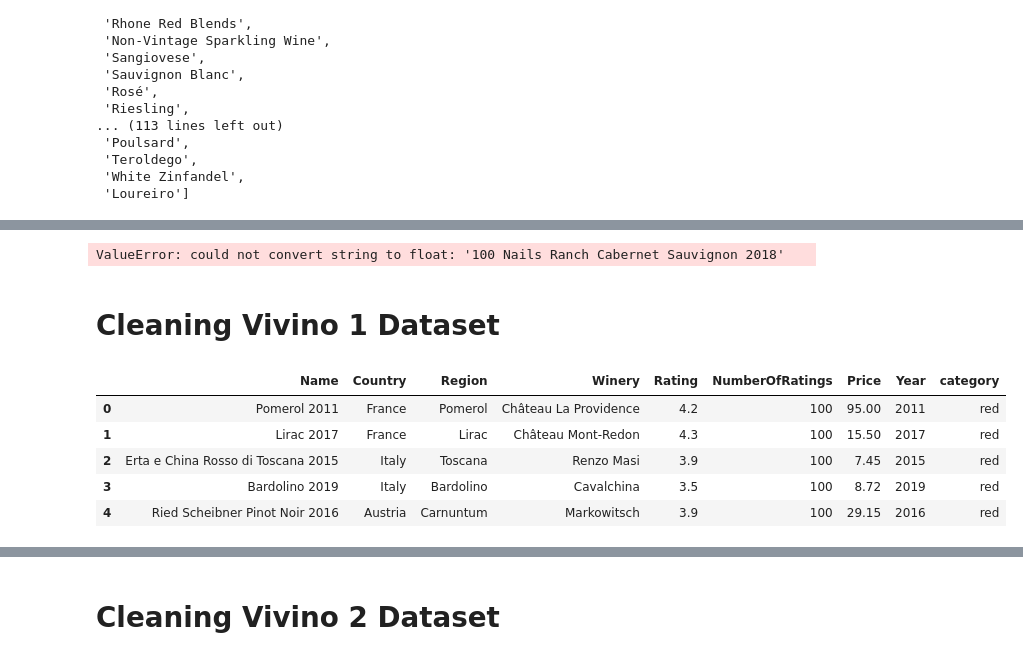
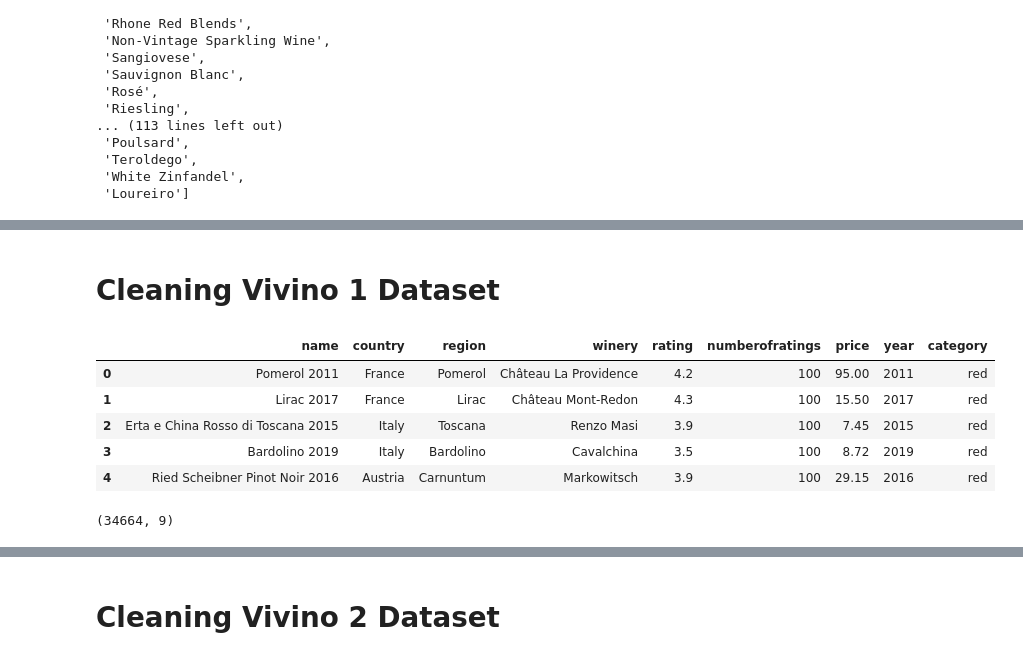
Before and after one commit to acdaniel864/capstone, a Jupyter notebook: 01_data_cleaning.ipynb, the cells around one changed output, grey strips where cells are left out. Cells and saved outputs as stored; diff of their text form; code cells hidden in the pictures.

```diff
--- a/01_data_cleaning.ipynb
+++ b/01_data_cleaning.ipynb
@@ -344,6 +425 @@ df_wine_com[df_wine_com['price'] == 9999.99]
 | 3810 | Chateau Petrus 2016 | 9999.99 | 4.7 | 11 | Bordeaux Red Blends from Pomerol,... | 14.5 | JS, RP, D, JD, WE, WS | 2016 | red | Pomerol | ... |
-# %%
-
-df_wine_com.corr()
-# %% [output]
-ValueError: could not convert string to float: '100 Nails Ranch Cabernet Sauvignon 2018'
@@ -368,11 +449,15 @@ ValueError: could not convert string to float: '100 Nails Ranch Cabernet Sauvign
 # %% [markdown]
 # Cleaning Vivino 1 Dataset
 # %%
-df_vivino.head()
+df_viv_1.head()
 # %% [output]
-|  | Name | Country | Region | Winery | Rating | NumberOfRatings | Price | Year | category |
+|  | name | country | region | winery | rating | numberofratings | price | year | category |
 | 0 | Pomerol 2011 | France | Pomerol | Château La Providence | 4.2 | 100 | 95.00 | 2011 | red |
 | 1 | Lirac 2017 | France | Lirac | Château Mont-Redon | 4.3 | 100 | 15.50 | 2017 | red |
 | 2 | Erta e China Rosso di Toscana 2015 | Italy | Toscana | Renzo Masi | 3.9 | 100 | 7.45 | 2015 | red |
 | 3 | Bardolino 2019 | Italy | Bardolino | Cavalchina | 3.5 | 100 | 8.72 | 2019 | red |
 | 4 | Ried Scheibner Pinot Noir 2016 | Austria | Carnuntum | Markowitsch | 3.9 | 100 | 29.15 | 2016 | red |
+# %%
+df_viv_1.shape
+# %% [output]
+(34664, 9)
```
Also changed, not shown: parts of 32 cells of this notebook, 1 other file.
